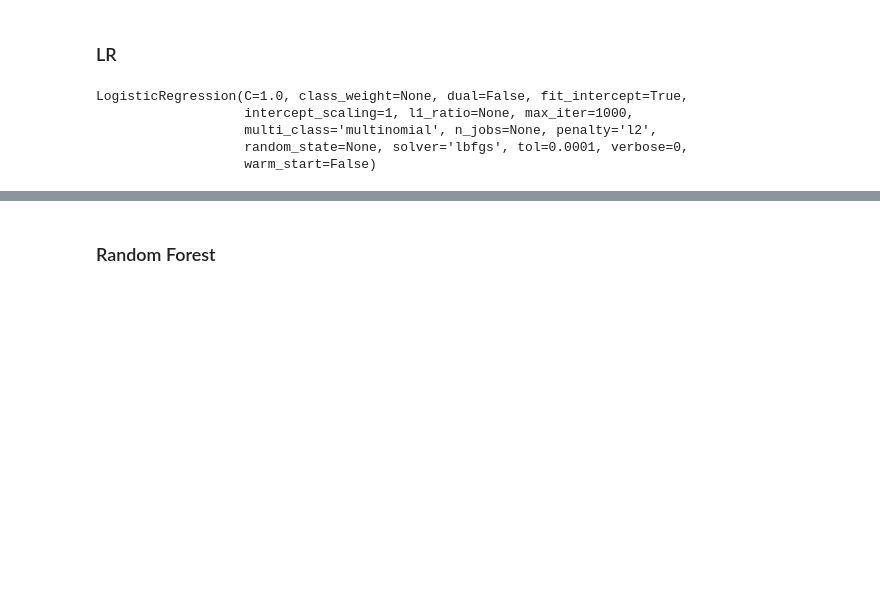
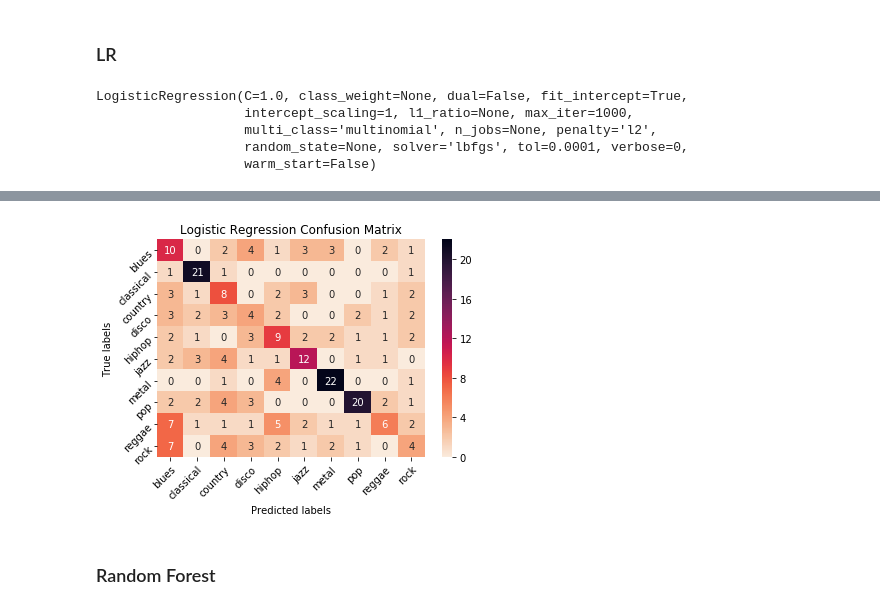
Before and after one commit to brendanyap/Genre-Classification, a Jupyter notebook: Brendan_Notebook.ipynb, the cells around one changed output, grey strips where cells are left out. Drawn from its saved outputs; the diff is of its cells as text; code cells hidden in the pictures; blank space fills up the shorter version.

```diff
--- a/Brendan_Notebook.ipynb
+++ b/Brendan_Notebook.ipynb
@@ -69,5 +73,21 @@ X_train, X_test, y_train, y_test = train_test_split(X, Y)
 print(X_train.shape, X_test.shape, y_train.shape, y_test.shape)
 # %% [output]
 (750, 16770) (250, 16770) (750,) (250,)
+# %%
+def plot_confusion_matrix(test_labels, predictions, title):
+    ax= plt.subplot()
+    cm = confusion_matrix(test_labels, predictions)
+    sns.heatmap(cm, annot=True, ax = ax, cmap = sns.cm.rocket_r); #annot=True to annotate cells
+
+    # labels, title and ticks
+    ax.set_xlabel('Predicted labels');ax.set_ylabel('True labels');
+    ax.set_title(f'{title} Confusion Matrix');
+    ax.set_ylim(top=0, bottom=10)
+    ax.xaxis.set_ticklabels(all_genres); ax.yaxis.set_ticklabels(all_genres);
+    plt.setp(ax.get_xticklabels(), rotation=45, ha="right",
+                 rotation_mode="anchor")
+    plt.setp(ax.get_yticklabels(), rotation=45, ha="right",
+                 rotation_mode="anchor")
+    plt.show()
 # %% [markdown]
 ### SVM
@@ -101,6 +167,8 @@ array([[ 8,  2,  0,  2,  0,  3,  3,  0,  1,  1],
 from sklearn.linear_model import LogisticRegression
 # %%
 lr_model = LogisticRegression(solver='lbfgs', multi_class='multinomial', max_iter=1000)
+# %%
+X_train, X_test, y_train, y_test = train_test_split(X, Y)
 # %%
 lr_model.fit(X_train, y_train)
 # %% [output]
@@ -132,2 +206,6 @@ array([[ 6,  1,  0,  1,  1,  5,  3,  0,  1,  2],
+# %%
+plot_confusion_matrix(y_test, lr_predictions, 'Logistic Regression')
+# %% [output]
+[figure, added]
 # %% [markdown]
 ### Random Forest
```
Also changed, not shown: parts of 22 cells of this notebook.
